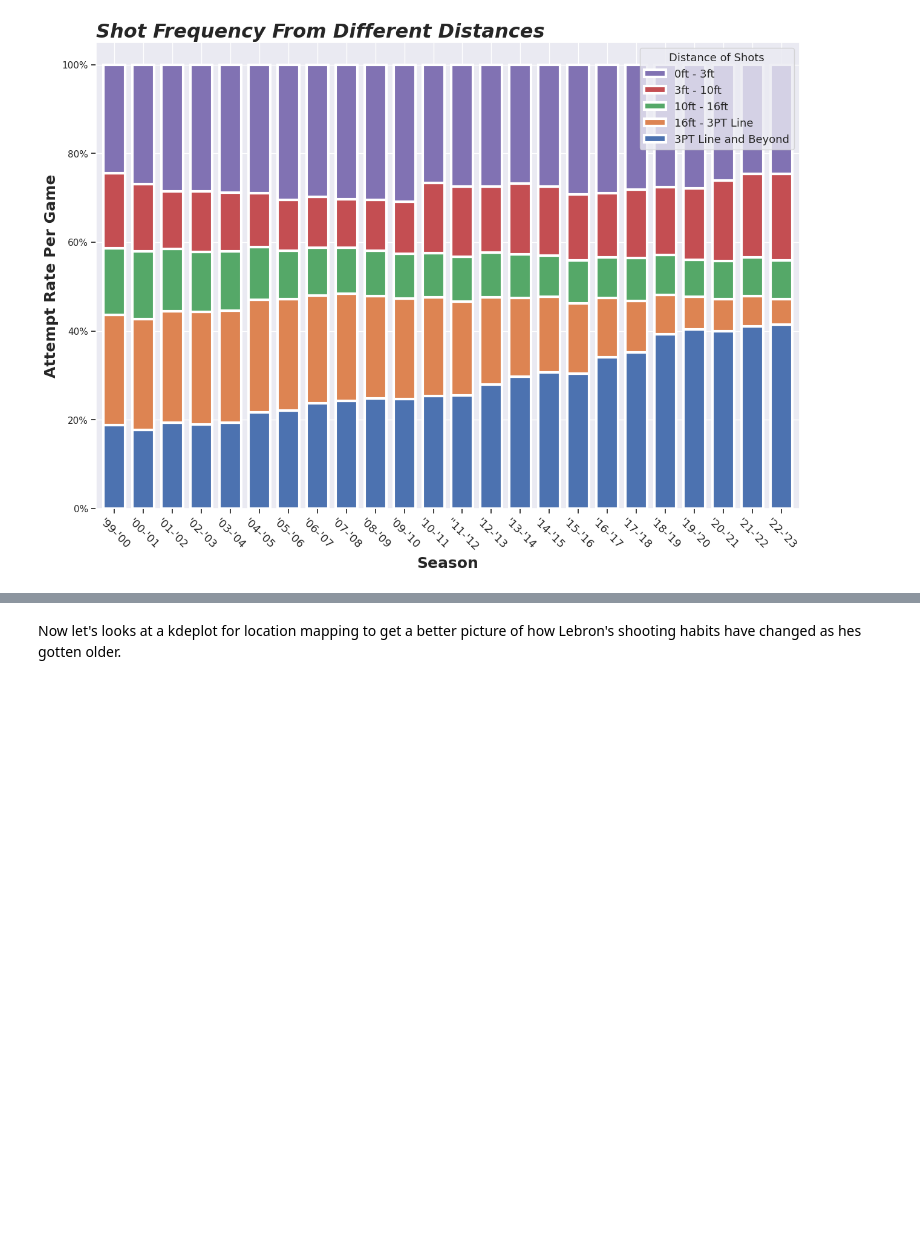
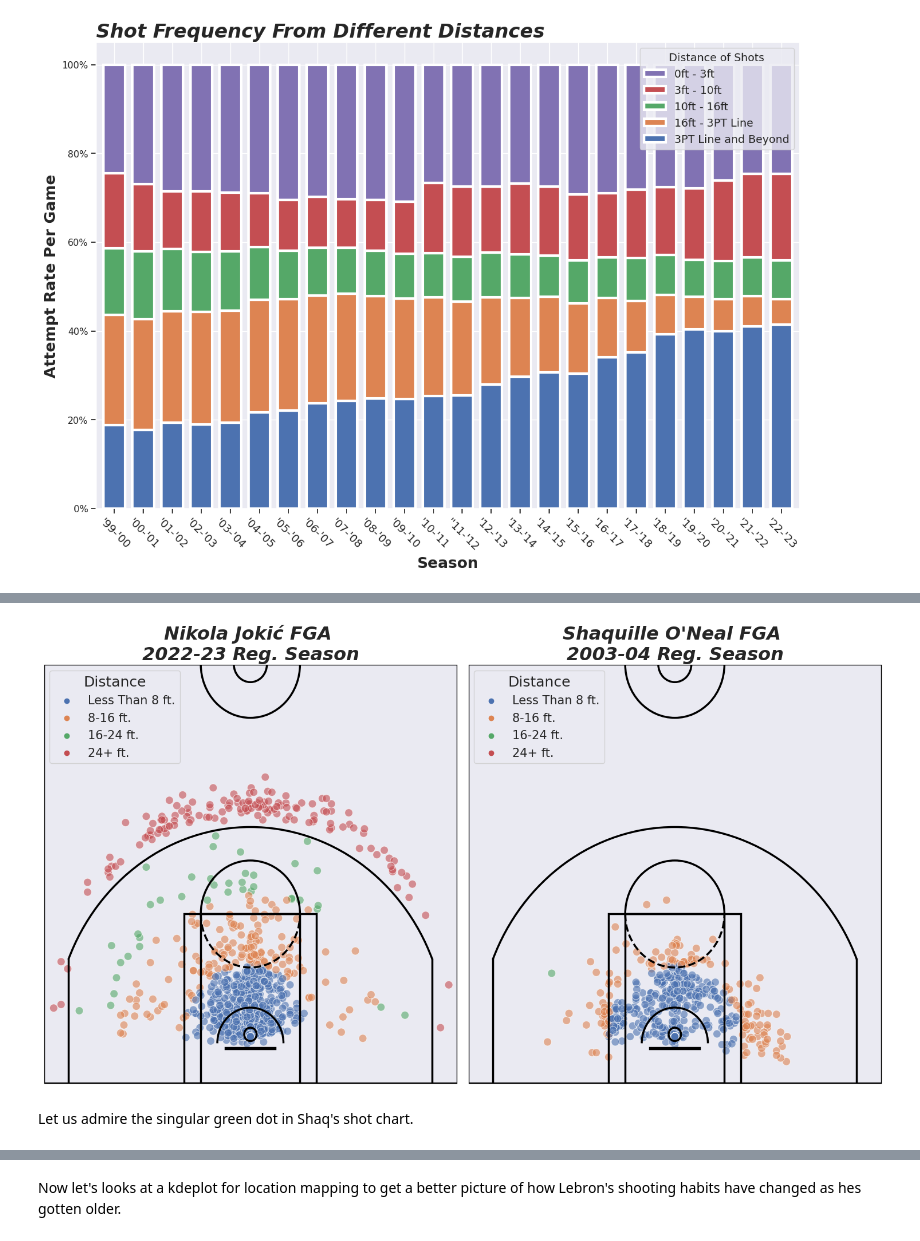
Before and after one commit to RafaelJMinaya/NBA-3Point-Shooting-Analysis, a Jupyter notebook: nba-3-point-shooting-evolution.ipynb, the cells around one changed output, grey strips where cells are left out. Drawn from its saved outputs; the diff is of its cells as text; code cells hidden in the pictures; blank space fills up the shorter version.

```diff
--- a/nba-3-point-shooting-evolution.ipynb
+++ b/nba-3-point-shooting-evolution.ipynb
@@ -714,0 +722,67 @@ The difference in shot selection for players is made even more evident by just l
+# %%
+#########################################################################################
+shaq_04 = shots_04.query('PLAYER_ID == 406 & ZONE_RANGE != "Back Court Shot"')
+jokic_23 = shots_23.query('PLAYER_NAME == "Nikola Jokic" & ZONE_RANGE != "Back Court Shot"')
+
+#Setting up subplots
+fig, ax = plt.subplots(ncols=2, figsize=(15,8.4),  sharex=True, sharey=True)
+sns.set_theme(style="dark")
+
+
+#Ploting our p[oints]
+sns.scatterplot(data = shaq_04,
+                x='LOC_X',
+                y='LOC_Y',
+                hue='ZONE_RANGE',
+                hue_order=['Less Than 8 ft.', '8-16 ft.', '16-24 ft.', '24+ ft.'],
+                alpha=0.6,
+                s=100,
+                ax=ax[1])
+
+sns.scatterplot(data = jokic_23,
+                x='LOC_X',
+                y='LOC_Y',
+                hue='ZONE_RANGE',
+                hue_order=['Less Than 8 ft.', '8-16 ft.', '16-24 ft.', '24+ ft.'],
+                alpha=0.6,
+                s=100,
+                ax=ax[0])
+
+
+#Add labels to each court image
+ax[1].set_title("Shaquille O'Neal FGA \n2003-04 Reg. Season",
+                fontsize=23,
+                fontweight='bold',
+                fontstyle='oblique')
+
+ax[0].set_title("Nikola Jokić FGA \n2022-23 Reg. Season",
+                fontsize=23,
+                fontweight='bold',
+                fontstyle='oblique')
+
+#Legends
+ax[1].legend(title='Distance',
+             loc='upper left',
+             title_fontsize= 18,
+             fontsize = 15)
+
+ax[0].legend(title='Distance',
+             loc='upper left',
+             title_fontsize = 18,
+             fontsize = 15)
+
+#Costimizing
+for col in range(2):
+    ax[col].get_xaxis().set_visible(False)
+    ax[col].get_yaxis().set_visible(False)
+    draw_court(ax[col], color='black', outer_lines=True, lw=2.5)
+
+
+fig.tight_layout()
+plt.xlim(-250, 251)
+plt.ylim(-1, 470)
+fig.show()
+# %% [output]
+[figure, added]
+# %% [markdown]
+Let us admire the singular green dot in Shaq's shot chart.
```
Also changed, not shown: parts of 43 cells of this notebook.
